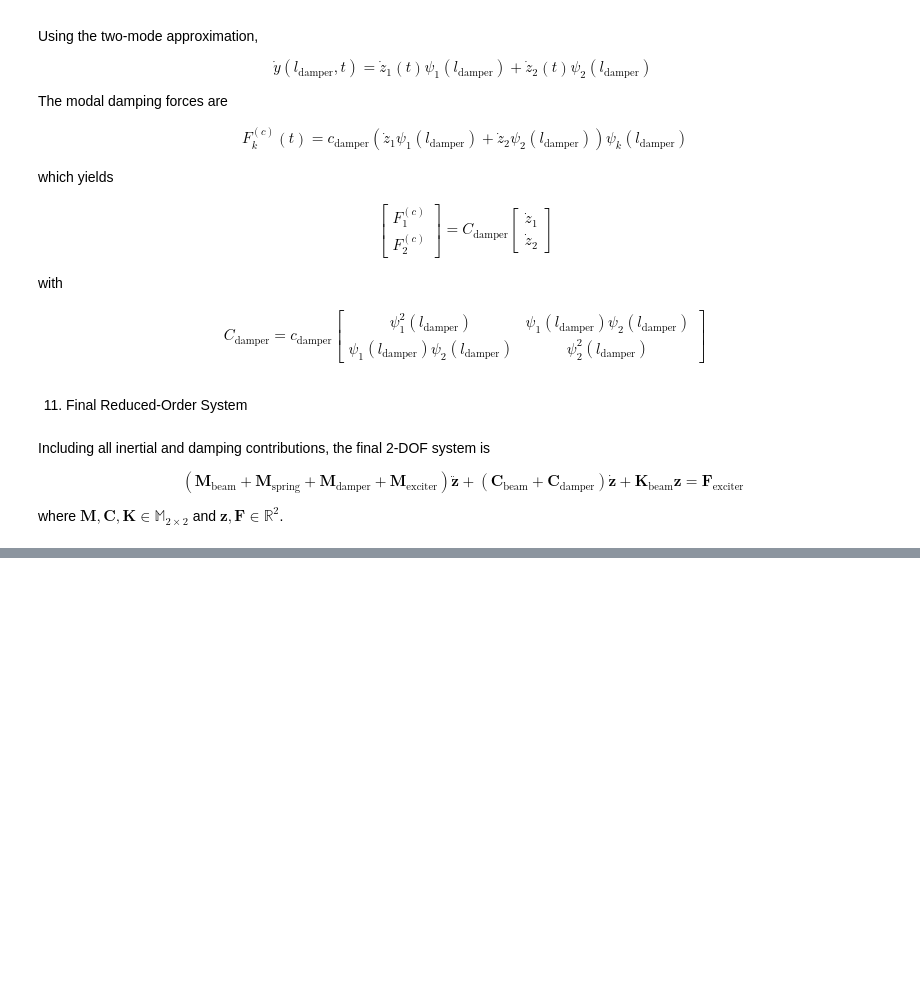
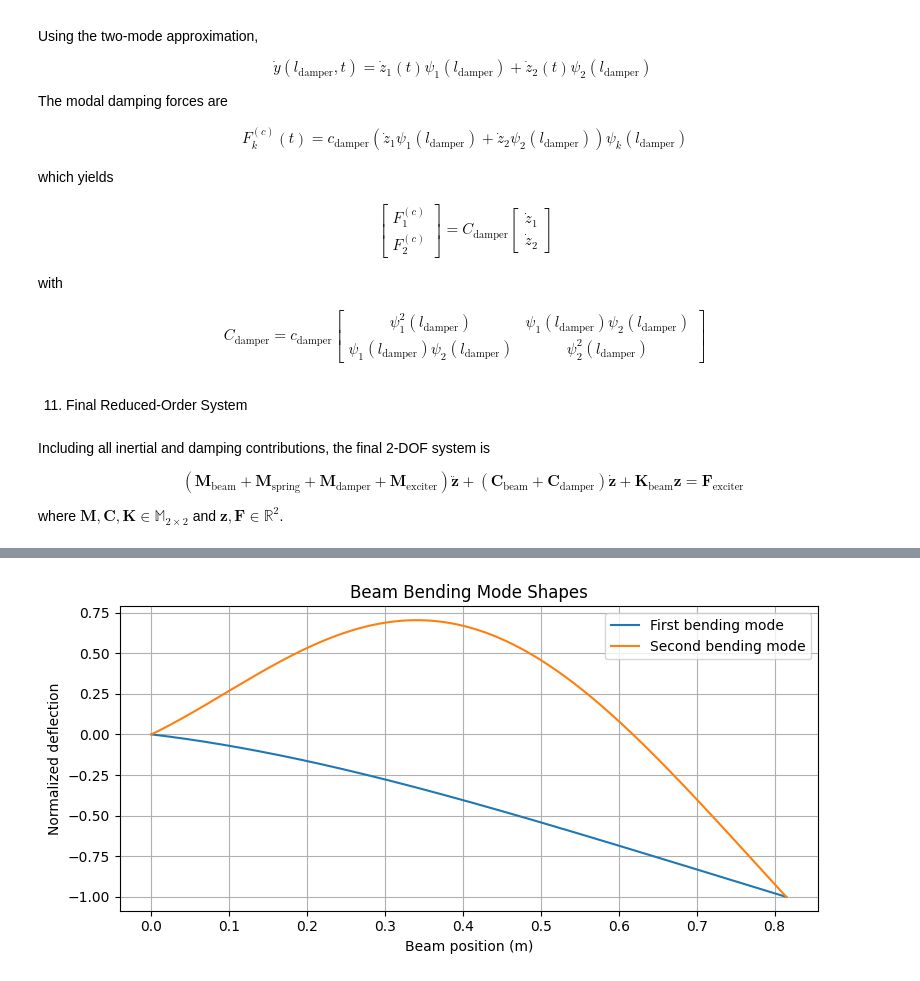
Before and after one commit to chamudithamk/ME422-B2-Lab-Group, a Jupyter notebook: Vibration/E_20_190_Karunarathne_LDNS.ipynb, the cells around one changed output, grey strips where cells are left out. Saved outputs shown, nothing was run; the diff lists cells and outputs as text; code cells hidden in the pictures; blank space fills up the shorter version.

```diff
--- a/Vibration/E_20_190_Karunarathne_LDNS.ipynb
+++ b/Vibration/E_20_190_Karunarathne_LDNS.ipynb
@@ -501,0 +936,39 @@ where $\mathbf{M}, \mathbf{C}, \mathbf{K} \in \mathbb{M}_{2\times2}$ and $\mathb
+# %%
+import matplotlib.pyplot as plt
+import numpy as np
+
+# -------------------------------------------------
+# Discretize beam length for plotting
+# -------------------------------------------------
+x_vals = np.linspace(0, l_beam, 1000)
+
+# -------------------------------------------------
+# Evaluate mode shapes using previously defined function 'psi'
+# -------------------------------------------------
+psi1_curve = np.array([psi(x, beta1, l_beam, E * I, k_theta) for x in x_vals])
+psi2_curve = np.array([psi(x, beta2, l_beam, E * I, k_theta) for x in x_vals])
+
+# -------------------------------------------------
+# Normalize mode shapes for clear visualization
+# -------------------------------------------------
+psi1_norm = psi1_curve / np.max(np.abs(psi1_curve))
+psi2_norm = psi2_curve / np.max(np.abs(psi2_curve))
+
+# -------------------------------------------------
+# Plot mode shapes
+# -------------------------------------------------
+plt.figure(figsize=(8, 4))
+
+plt.plot(x_vals, psi1_norm, label="First bending mode")
+plt.plot(x_vals, psi2_norm, label="Second bending mode")
+
+plt.xlabel("Beam position (m)")
+plt.ylabel("Normalized deflection")
+plt.title("Beam Bending Mode Shapes")
+
+plt.grid(True)
+plt.legend()
+plt.tight_layout()
+plt.show()
+# %% [output]
+[figure, added]
```
Also changed, not shown: parts of 26 cells of this notebook.
